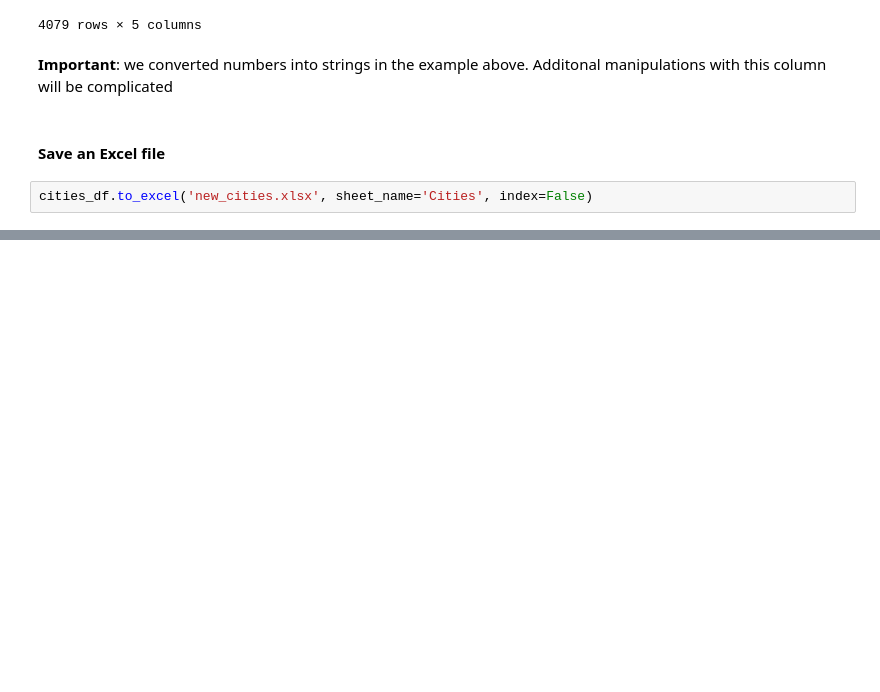
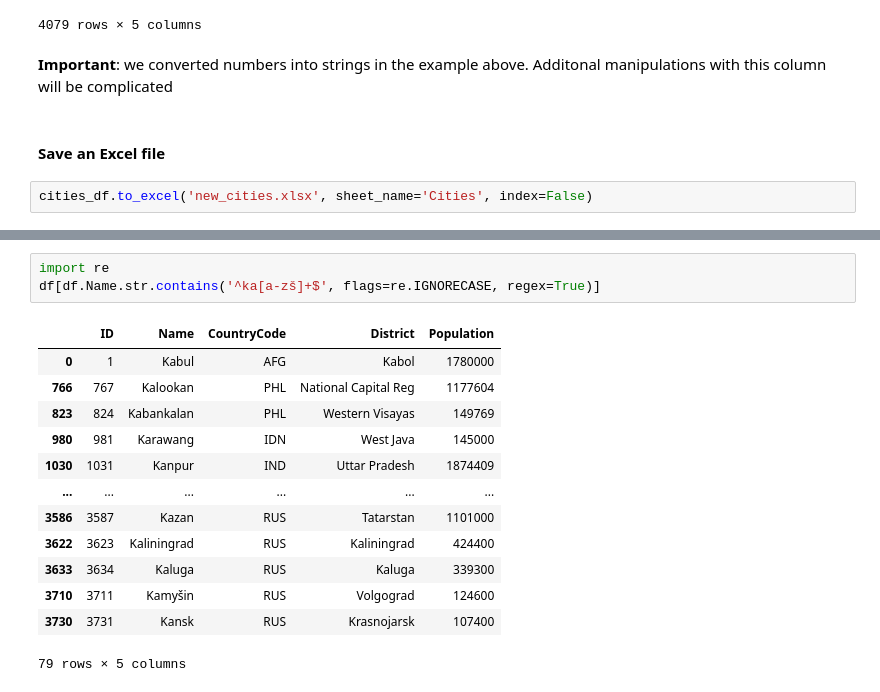
Before and after one commit to dolgovd/python, a Jupyter notebook: Data-Analysis/DataFrame.ipynb, the cells around one changed output, grey strips where cells are left out. Cells and saved outputs as stored; diff of their text form; blank space fills up the shorter version.

```diff
--- a/Data-Analysis/DataFrame.ipynb
+++ b/Data-Analysis/DataFrame.ipynb
@@ -974,0 +1012,17 @@ cities_df.to_excel('new_cities.xlsx', sheet_name='Cities', index=False)
+# %%
+import re
+df[df.Name.str.contains('^ka[a-zš]+$', flags=re.IGNORECASE, regex=True)]
+# %% [output]
+|  | ID | Name | CountryCode | District | Population |
+| 0 | 1 | Kabul | AFG | Kabol | 1780000 |
+| 766 | 767 | Kalookan | PHL | National Capital Reg | 1177604 |
+| 823 | 824 | Kabankalan | PHL | Western Visayas | 149769 |
+| 980 | 981 | Karawang | IDN | West Java | 145000 |
+| 1030 | 1031 | Kanpur | IND | Uttar Pradesh | 1874409 |
+| ... | ... | ... | ... | ... | ... |
+| 3586 | 3587 | Kazan | RUS | Tatarstan | 1101000 |
+| 3622 | 3623 | Kaliningrad | RUS | Kaliningrad | 424400 |
+| 3633 | 3634 | Kaluga | RUS | Kaluga | 339300 |
+| 3710 | 3711 | Kamyšin | RUS | Volgograd | 124600 |
+| 3730 | 3731 | Kansk | RUS | Krasnojarsk | 107400 |
+79 rows × 5 columns
```
Also changed, not shown: parts of 15 cells of this notebook.
